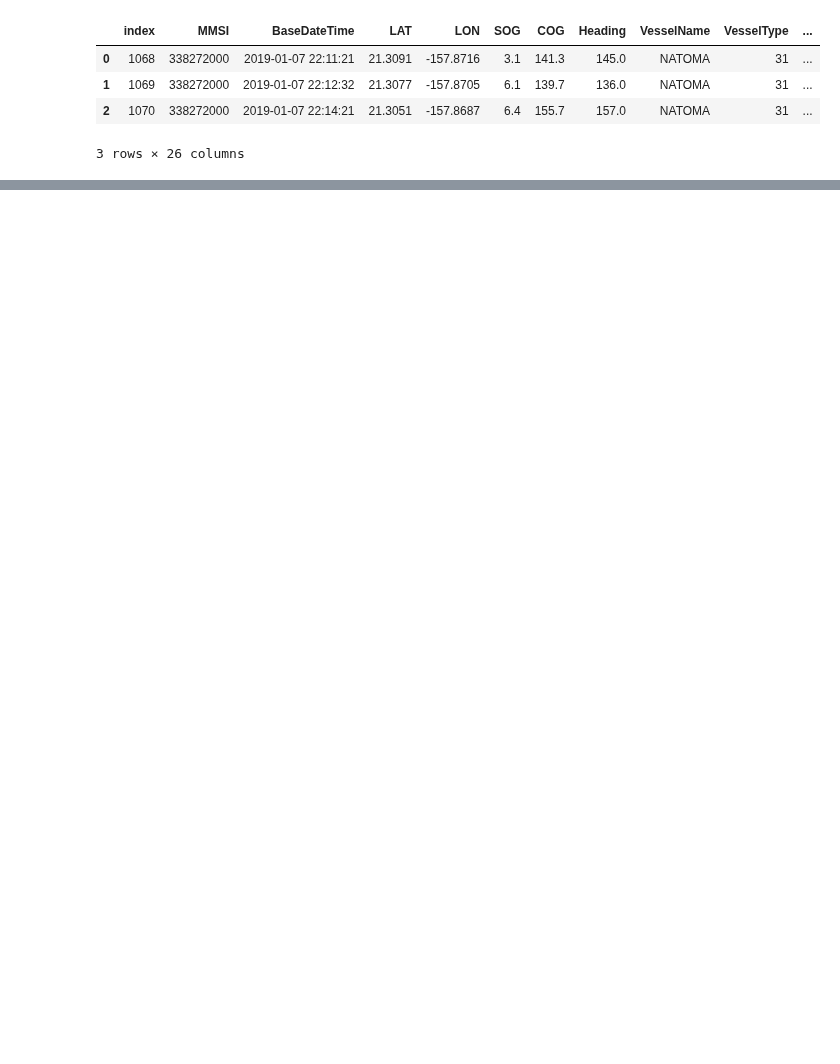
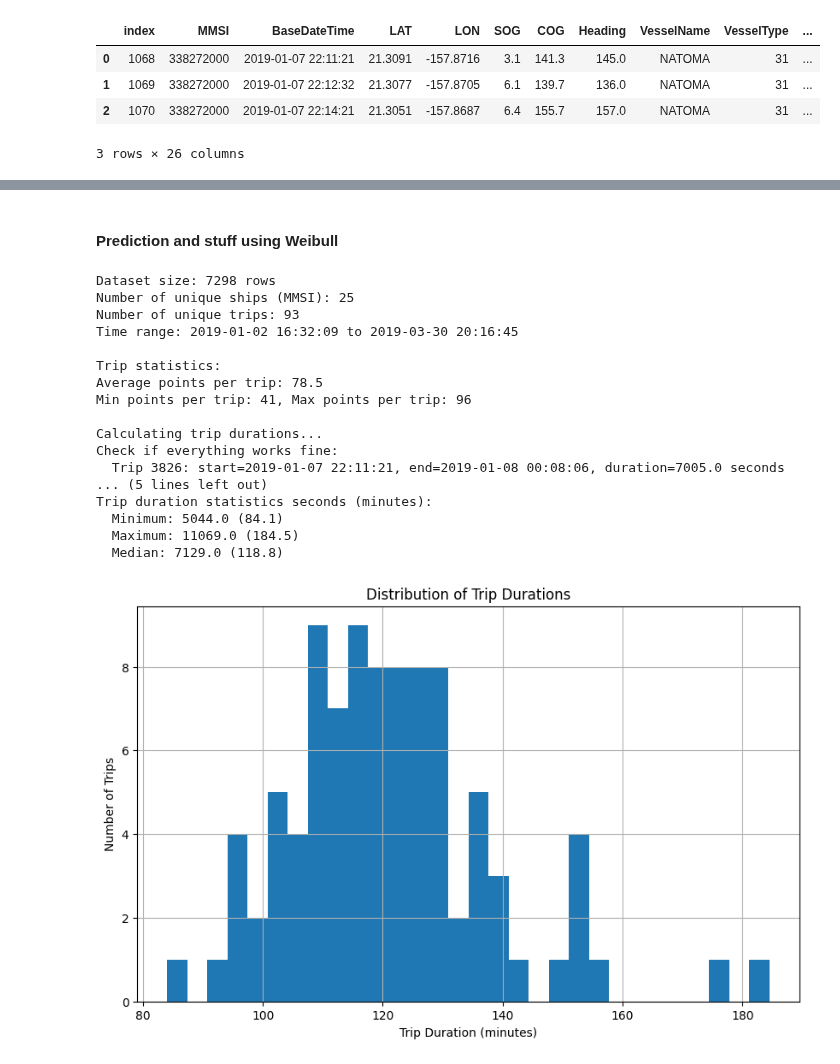
Before and after one commit to Accazeta/AIS_data_analysis, a Jupyter notebook: src/Time_series_clustering.ipynb, the cells around one changed output, grey strips where cells are left out. Saved outputs shown, nothing was run; the diff lists cells and outputs as text; code cells hidden in the pictures; blank space fills up the shorter version.

```diff
--- a/src/Time_series_clustering.ipynb
+++ b/src/Time_series_clustering.ipynb
@@ -294,7 +292,7 @@ try:
 except AssertionError:
     print("The final matrix should have the same shape of the starting matrices")
 
-DISTANCE_PARAMETER_METERS = 1000
+DISTANCE_PARAMETER_METERS = 500
 
 train_DF = train_DF.copy() # this is necessary in order to remove an annoying warning (SettingWithCopyWarning)
 
@@ -324,0 +466,72 @@ f.route_plot(inputDF=train_DF, color_criteria=chosen_mask, title='Distance test
+# %% [markdown]
+#### Prediction and stuff using Weibull
+# %%
+# Print DataFrame summary
+print(f"Dataset size: {len(train_DF)} rows")
+print(f"Number of unique ships (MMSI): {train_DF['MMSI'].nunique()}")
+print(f"Number of unique trips: {train_DF['trip_id'].nunique()}")
+print(f"Time range: {train_DF['BaseDateTime'].min()} to {train_DF['BaseDateTime'].max()}")
+
+# Create a summary of trips
+trip_counts = train_DF.groupby('trip_id').size()
+print(f"\nTrip statistics:")
+print(f"Average points per trip: {trip_counts.mean():.1f}")
+print(f"Min points per trip: {trip_counts.min()}, Max points per trip: {trip_counts.max()}")
+
+# Calculate trip durations based on actual timestamps
+trip_durations = {}
+all_trip_ids = trip_counts.index
+
+print("\nCalculating trip durations...")
+for trip_id in all_trip_ids:
+    trip_data = train_DF[train_DF['trip_id'] == trip_id]
+    if len(trip_data) >= c.SHORT_TRIP_THRESHOLD:
+        # Get the first and last timestamp for this trip
+        start_time = trip_data['BaseDateTime'].min()
+        end_time = trip_data['BaseDateTime'].max()
+        # Calculate duration in seconds
+        duration = (end_time - start_time).total_seconds()
+        trip_durations[trip_id] = duration # save the duration to a dictionary
+        # Debug output for the first few trips
+        if len(trip_durations) <= 3:
+            print("Check if everything works fine:")
+            print(f"  Trip {trip_id}: start={start_time}, end={end_time}, duration={duration:.1f} seconds")
+
+# Calculate statistics on trip durations
+durations = np.array(list(trip_durations.values())) # convert dict values to ndarray to easily calculate statistics
+min_duration = np.min(durations)
+max_duration = np.max(durations)
+median_duration = np.median(durations)
+
+print(f"\nTrip duration statistics seconds (minutes):")
+print(f"  Minimum: {min_duration:.1f} ({min_duration/60:.1f})")
+print(f"  Maximum: {max_duration:.1f} ({max_duration/60:.1f})")
+print(f"  Median: {median_duration:.1f} ({median_duration/60:.1f})")
+
+# Plot trip duration distribution
+plt.figure(figsize=(10, 6))
+plt.hist(durations/60, bins=30)
+plt.xlabel('Trip Duration (minutes)')
+plt.ylabel('Number of Trips')
+plt.title('Distribution of Trip Durations')
+plt.grid(True)
+plt.show()
+# %% [output]
+Dataset size: 7298 rows
+Number of unique ships (MMSI): 25
+Number of unique trips: 93
+Time range: 2019-01-02 16:32:09 to 2019-03-30 20:16:45
+
+Trip statistics:
+Average points per trip: 78.5
+Min points per trip: 41, Max points per trip: 96
+
+Calculating trip durations...
+Check if everything works fine:
+  Trip 3826: start=2019-01-07 22:11:21, end=2019-01-08 00:08:06, duration=7005.0 seconds
+... (5 lines left out)
+Trip duration statistics seconds (minutes):
+  Minimum: 5044.0 (84.1)
+  Maximum: 11069.0 (184.5)
+  Median: 7129.0 (118.8)
+[figure, added]
```
Also changed, not shown: parts of 11 cells of this notebook, 1 other file.
